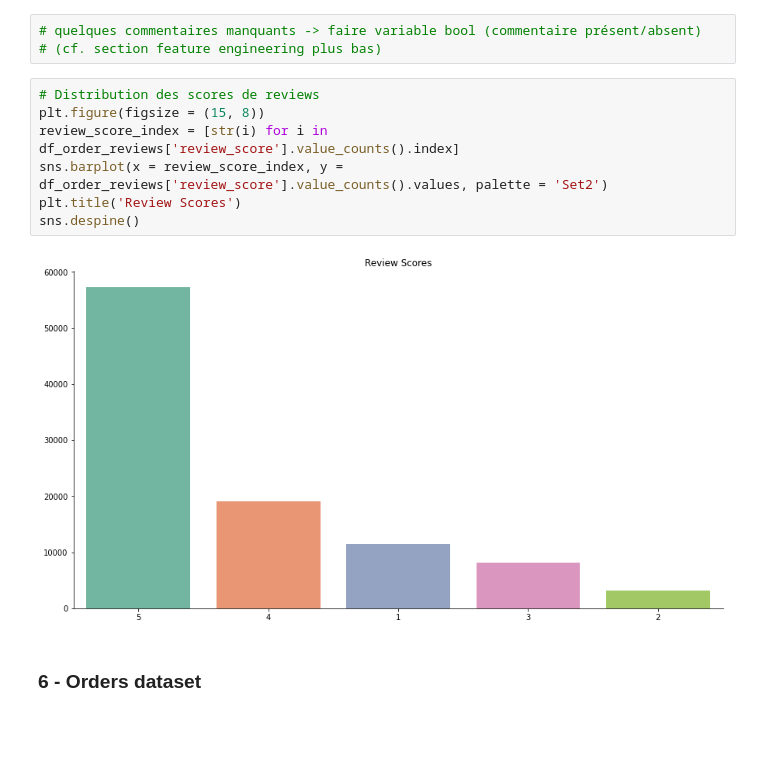
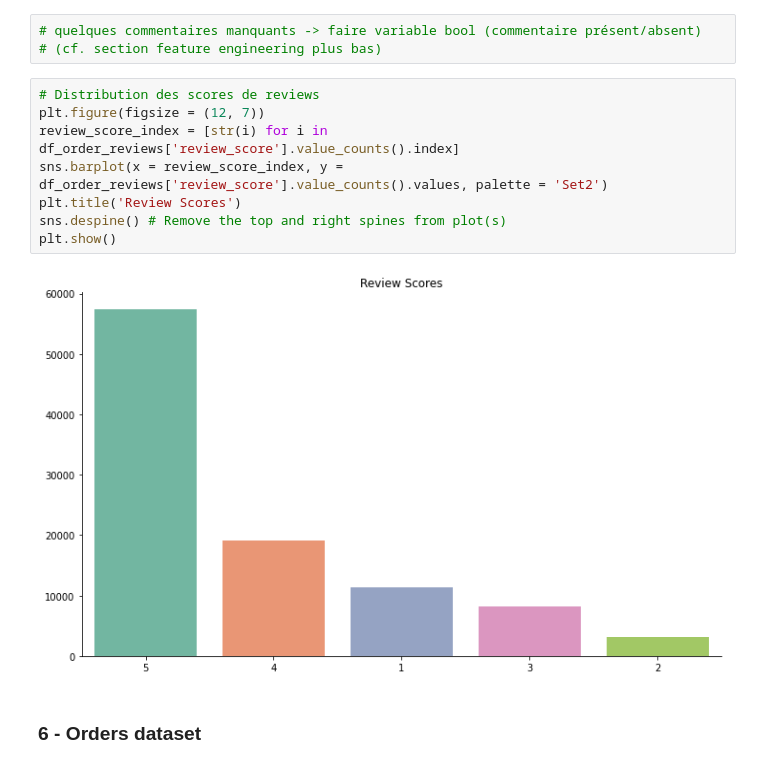
Before and after one commit to LucileRb/customer_segmentation, a Jupyter notebook: Data_exploration.ipynb, the cells around one changed output. Saved outputs shown, nothing was run; the diff lists cells and outputs as text; blank space fills up the shorter version.

```diff
--- a/Data_exploration.ipynb
+++ b/Data_exploration.ipynb
@@ -799,13 +817,14 @@ plt.show()
 # (cf. section feature engineering plus bas)
 # %%
 # Distribution des scores de reviews
-plt.figure(figsize = (15, 8))
+plt.figure(figsize = (12, 7))
 review_score_index = [str(i) for i in df_order_reviews['review_score'].value_counts().index]
 sns.barplot(x = review_score_index, y = df_order_reviews['review_score'].value_counts().values, palette = 'Set2')
 plt.title('Review Scores')
-sns.despine()
+sns.despine() # Remove the top and right spines from plot(s)
+plt.show()
 # %% [output]
-[figure, old version]
+[figure, new version]
 # %% [markdown]
 ### 6 - Orders dataset
 # %%
```
Also changed, not shown: parts of 91 cells of this notebook, 4 other files.
